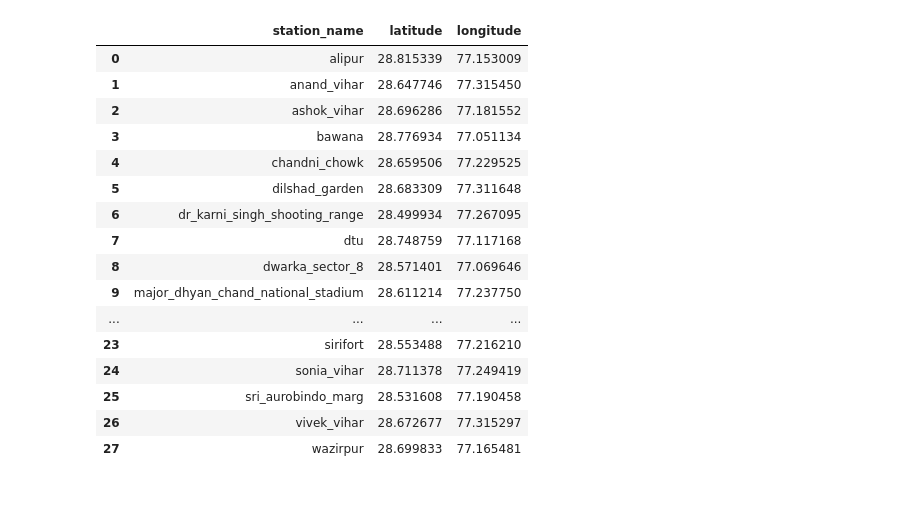
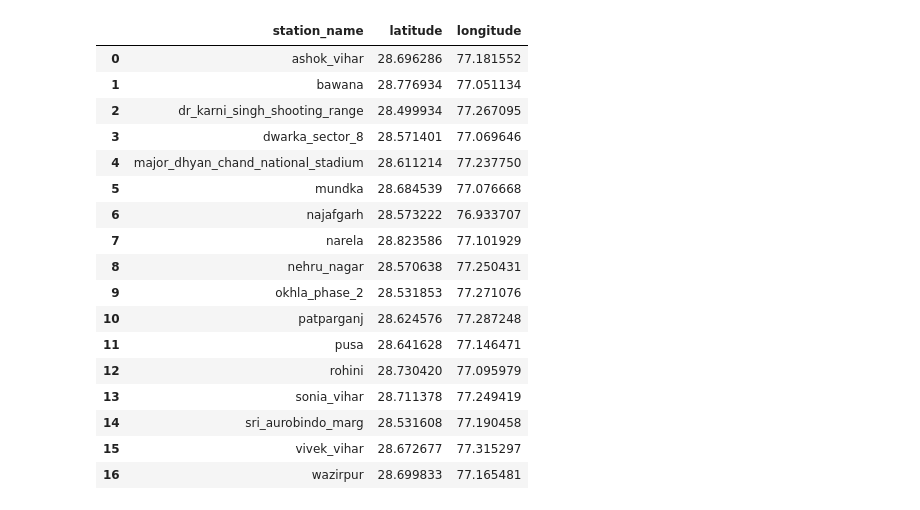
Before and after one commit to vishalprasad1912/aqi_research, a Jupyter notebook: notebooks/distance_matrix.ipynb, the cells around one changed output. Cells and saved outputs as stored; diff of their text form; code cells hidden in the pictures.

```diff
--- a/notebooks/distance_matrix.ipynb
+++ b/notebooks/distance_matrix.ipynb
@@ -4,26 +4,33 @@ import pandas as pd
 from src.utils.paths import EXTERNAL_DIR
 # %%
 path = EXTERNAL_DIR / "stations_coordinates.csv"
+removed_stations = ['aya_nagar', 'burari_crossing', 'crri_mathura_road', 'igi_airport_t3', 'lodhi_road', 'north_campus_du', 'alipur', 'anand_vihar', 'chandni_chowk', 'dilshad_garden', 'dtu', 'mandir_marg', 'nsit_dwarka', 'punjabi_bagh', 'shadipur', 'sirifort', 'r_k_puram']
+
 stations_coor_df = pd.read_csv(path)
+
+stations_coor_df = stations_coor_df[~stations_coor_df["station_name"].isin(removed_stations)]
+stations_coor_df = stations_coor_df.reset_index(drop=True)
+
 stations_coor_df
 # %% [output]
 |  | station_name | latitude | longitude |
-| 0 | alipur | 28.815339 | 77.153009 |
-| 1 | anand_vihar | 28.647746 | 77.315450 |
-| 2 | ashok_vihar | 28.696286 | 77.181552 |
-| 3 | bawana | 28.776934 | 77.051134 |
-| 4 | chandni_chowk | 28.659506 | 77.229525 |
-| 5 | dilshad_garden | 28.683309 | 77.311648 |
-| 6 | dr_karni_singh_shooting_range | 28.499934 | 77.267095 |
-| 7 | dtu | 28.748759 | 77.117168 |
-| 8 | dwarka_sector_8 | 28.571401 | 77.069646 |
-| 9 | major_dhyan_chand_national_stadium | 28.611214 | 77.237750 |
-| ... | ... | ... | ... |
-| 23 | sirifort | 28.553488 | 77.216210 |
-| 24 | sonia_vihar | 28.711378 | 77.249419 |
-| 25 | sri_aurobindo_marg | 28.531608 | 77.190458 |
-| 26 | vivek_vihar | 28.672677 | 77.315297 |
-| 27 | wazirpur | 28.699833 | 77.165481 |
+| 0 | ashok_vihar | 28.696286 | 77.181552 |
+| 1 | bawana | 28.776934 | 77.051134 |
+| 2 | dr_karni_singh_shooting_range | 28.499934 | 77.267095 |
+| 3 | dwarka_sector_8 | 28.571401 | 77.069646 |
+| 4 | major_dhyan_chand_national_stadium | 28.611214 | 77.237750 |
+| 5 | mundka | 28.684539 | 77.076668 |
+| 6 | najafgarh | 28.573222 | 76.933707 |
+| 7 | narela | 28.823586 | 77.101929 |
+| 8 | nehru_nagar | 28.570638 | 77.250431 |
+| 9 | okhla_phase_2 | 28.531853 | 77.271076 |
+| 10 | patparganj | 28.624576 | 77.287248 |
+| 11 | pusa | 28.641628 | 77.146471 |
+| 12 | rohini | 28.730420 | 77.095979 |
+| 13 | sonia_vihar | 28.711378 | 77.249419 |
+| 14 | sri_aurobindo_marg | 28.531608 | 77.190458 |
+| 15 | vivek_vihar | 28.672677 | 77.315297 |
+| 16 | wazirpur | 28.699833 | 77.165481 |
 # %%
 # Haversine Distance Function
 def haversine(phi_1, lemda_1, phi_2, lemda_2):
```
Also changed, not shown: parts of 1 cell of this notebook, 38 other files.
